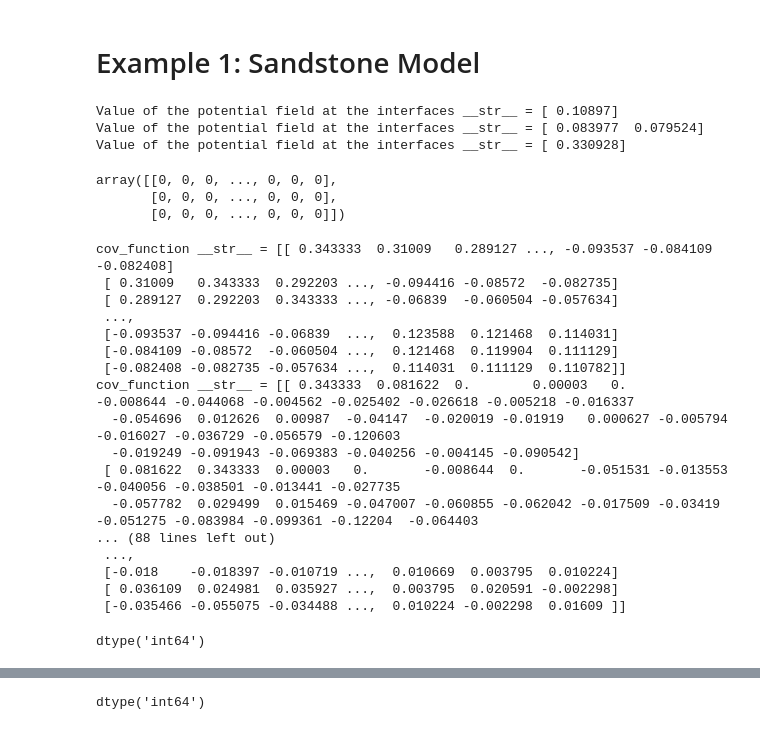
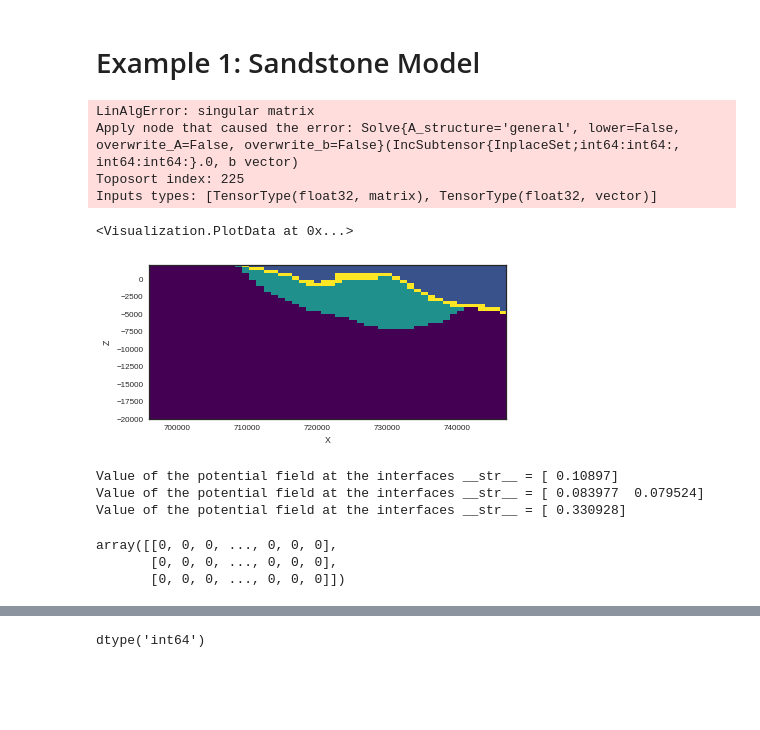
Before and after one commit to nre-aachen/gempy, a Jupyter notebook: Prototype Notebook/Example_1_Sandstone.ipynb, the cells around one changed output, grey strips where cells are left out. Drawn from its saved outputs; the diff is of its cells as text; code cells hidden in the pictures; blank space fills up the shorter version.

```diff
--- a/Prototype Notebook/Example_1_Sandstone.ipynb
+++ b/Prototype Notebook/Example_1_Sandstone.ipynb
@@ -29,7 +29,7 @@ np.set_printoptions(precision = 6, linewidth= 130, suppress =  True)
 #%matplotlib inline
 %matplotlib inline
 
-geo_data = GeMpy.import_data([696000,747000,6863000,6950000,-20000, 2000],[50, 50, 50],
+geo_data = GeMpy.import_data([696000,747000,6863000,6950000,-20000, 2000],[ 40, 40, 80],
                          path_f = os.pardir+"/input_data/a_Foliations.csv",
                          path_i = os.pardir+"/input_data/a_Points.csv")
 
@@ -40,7 +40,7 @@ GeMpy.set_data_series(geo_data, {"EarlyGranite_Series":geo_data.formations[-1],
                               "BIF_Series",
                               "SimpleMafic_Series"], verbose=0)
 # %%
-data_interp = GeMpy.set_interpolator(geo_data, u_grade = 0, verbose = ['potential_field_at_interfaces'])
+data_interp = GeMpy.set_interpolator(geo_data, u_grade = 0, dtype="float32")
 # %%
 input_data_T = data_interp.interpolator.tg.input_parameters_list()
 input_data_P = data_interp.interpolator.data_prep()
@@ -48,3 +48,10 @@ input_data_P = data_interp.interpolator.data_prep()
 debugging = theano.function(input_data_T, data_interp.interpolator.tg.whole_block_model(), on_unused_input='ignore',
                          #   mode='DebugMode',
                             allow_input_downcast=True, profile=True)
+# %%
+sol = debugging(input_data_P[0], input_data_P[1], input_data_P[2], input_data_P[3],input_data_P[4], input_data_P[5])
+# %% [output]
+LinAlgError: singular matrix
+Apply node that caused the error: Solve{A_structure='general', lower=False, overwrite_A=False, overwrite_b=False}(IncSubtensor{InplaceSet;int64:int64:, int64:int64:}.0, b vector)
+Toposort index: 225
+Inputs types: [TensorType(float32, matrix), TensorType(float32, vector)]
@@ -51,3 +60,8 @@ debugging = theano.function(input_data_T, data_interp.interpolator.tg.whole_bloc
+# %%
+GeMpy.plot_section(geo_data, 13, block = sol, plot_data = False)
+# %% [output]
+<Visualization.PlotData at 0x...>
+[figure, added]
 # %%
 debugging(input_data_P[0], input_data_P[1], input_data_P[2], input_data_P[3],input_data_P[4], input_data_P[5])
 # %% [output]
@@ -57,28 +71,6 @@ Value of the potential field at the interfaces __str__ = [ 0.330928]
 array([[0, 0, 0, ..., 0, 0, 0],
        [0, 0, 0, ..., 0, 0, 0],
        [0, 0, 0, ..., 0, 0, 0]])
-# %%
-sol = debugging(input_data_P[0], input_data_P[1], input_data_P[2], input_data_P[3],input_data_P[4], input_data_P[5])
-sol.dtype
-# %% [output]
-cov_function __str__ = [[ 0.343333  0.31009   0.289127 ..., -0.093537 -0.084109 -0.082408]
- [ 0.31009   0.343333  0.292203 ..., -0.094416 -0.08572  -0.082735]
- [ 0.289127  0.292203  0.343333 ..., -0.06839  -0.060504 -0.057634]
- ...,
- [-0.093537 -0.094416 -0.06839  ...,  0.123588  0.121468  0.114031]
- [-0.084109 -0.08572  -0.060504 ...,  0.121468  0.119904  0.111129]
- [-0.082408 -0.082735 -0.057634 ...,  0.114031  0.111129  0.110782]]
-cov_function __str__ = [[ 0.343333  0.081622  0.        0.00003   0.       -0.008644 -0.044068 -0.004562 -0.025402 -0.026618 -0.005218 -0.016337
-  -0.054696  0.012626  0.00987  -0.04147  -0.020019 -0.01919   0.000627 -0.005794 -0.016027 -0.036729 -0.056579 -0.120603
-  -0.019249 -0.091943 -0.069383 -0.040256 -0.004145 -0.090542]
- [ 0.081622  0.343333  0.00003   0.       -0.008644  0.       -0.051531 -0.013553 -0.040056 -0.038501 -0.013441 -0.027735
-  -0.057782  0.029499  0.015469 -0.047007 -0.060855 -0.062042 -0.017509 -0.03419  -0.051275 -0.083984 -0.099361 -0.12204  -0.064403
-... (88 lines left out)
- ...,
- [-0.018    -0.018397 -0.010719 ...,  0.010669  0.003795  0.010224]
- [ 0.036109  0.024981  0.035927 ...,  0.003795  0.020591 -0.002298]
- [-0.035466 -0.055075 -0.034488 ...,  0.010224 -0.002298  0.01609 ]]
-dtype('int64')
 # %%
 tp = sol[-1].reshape(50,50,50).T
 plt.imshow(tp[:,13,:], origin='bottom', cmap='viridis', interpolation='None')
```
Also changed, not shown: parts of 2 cells of this notebook, 34 other files.
